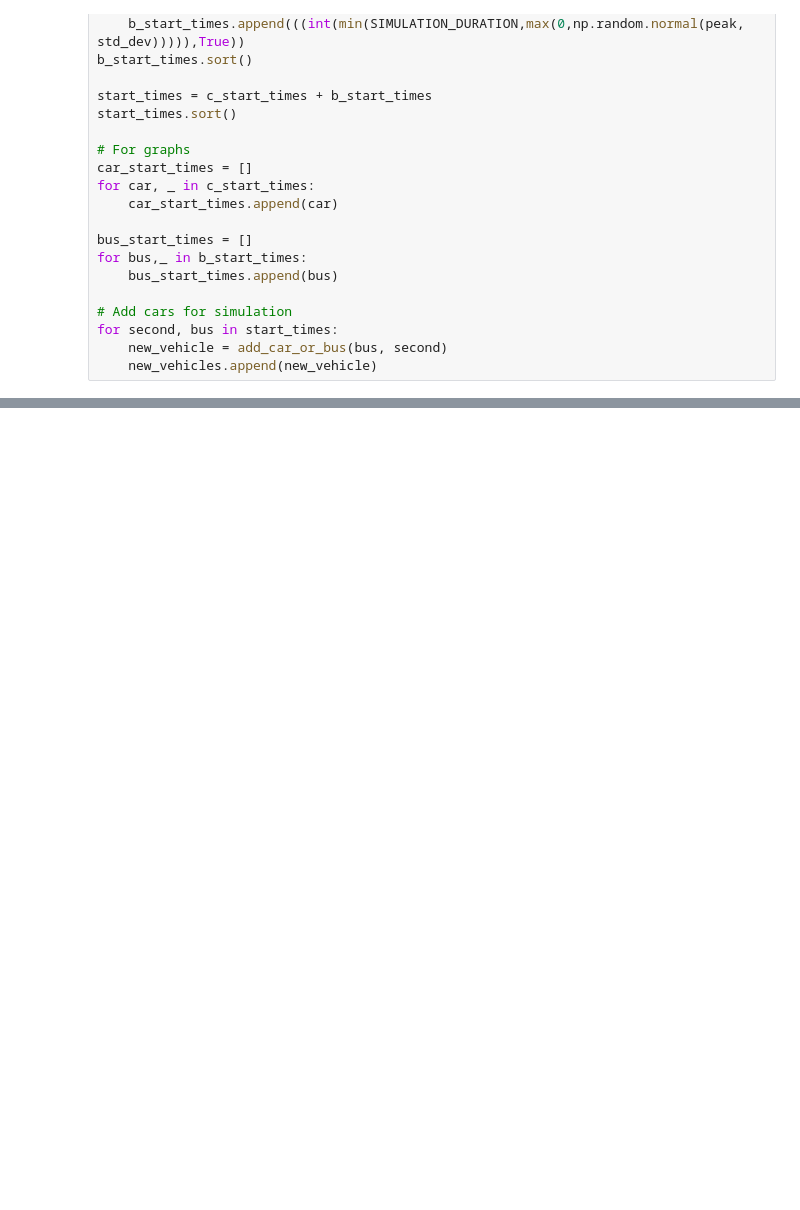
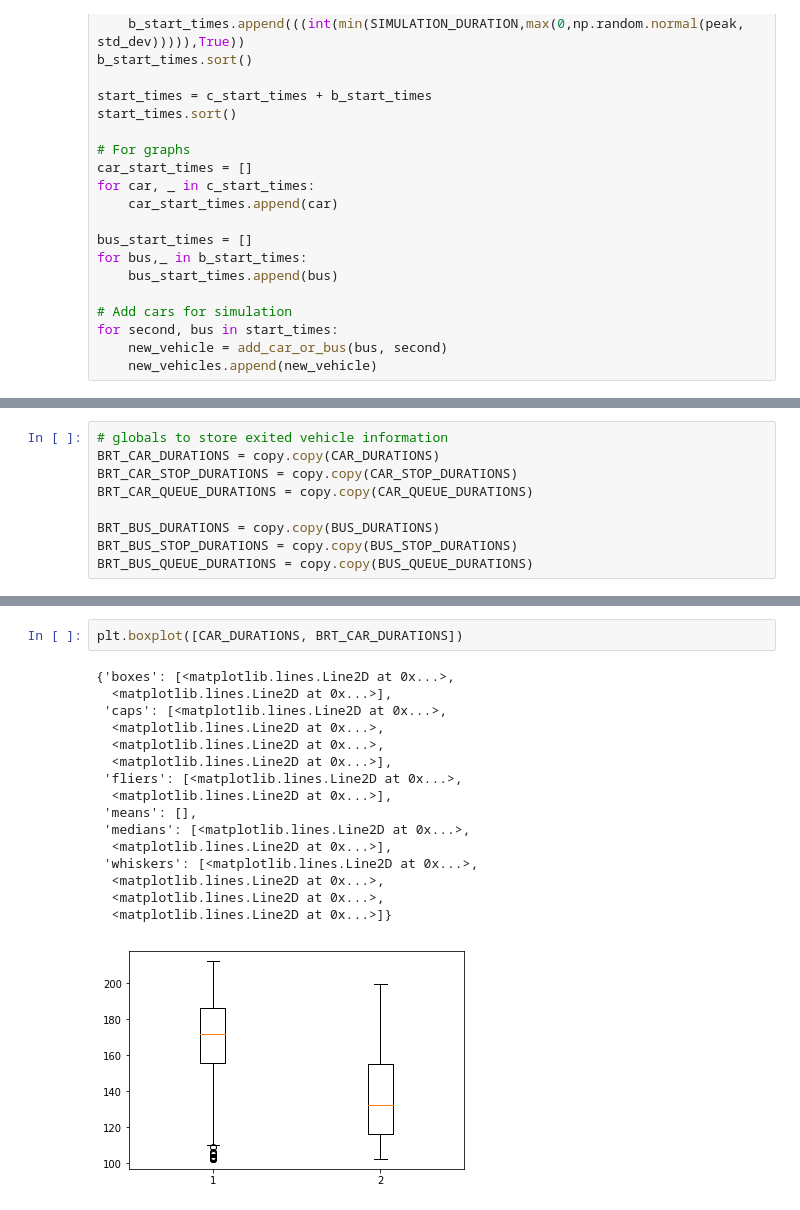
Before and after one commit to OKRobot/RoadSimulator, a Jupyter notebook: Traffic Simulator.ipynb, the cells around one changed output, grey strips where cells are left out. Drawn from its saved outputs; the diff is of its cells as text; blank space fills up the shorter version.

```diff
--- a/Traffic Simulator.ipynb
+++ b/Traffic Simulator.ipynb
@@ -446,0 +526,9 @@ for second, bus in start_times:
+# %%
+# globals to store exited vehicle information
+BRT_CAR_DURATIONS = copy.copy(CAR_DURATIONS)
+BRT_CAR_STOP_DURATIONS = copy.copy(CAR_STOP_DURATIONS)
+BRT_CAR_QUEUE_DURATIONS = copy.copy(CAR_QUEUE_DURATIONS)
+
+BRT_BUS_DURATIONS = copy.copy(BUS_DURATIONS)
+BRT_BUS_STOP_DURATIONS = copy.copy(BUS_STOP_DURATIONS)
+BRT_BUS_QUEUE_DURATIONS = copy.copy(BUS_QUEUE_DURATIONS)
@@ -581,0 +620,19 @@ plt.show()
+# %%
+plt.boxplot([CAR_DURATIONS, BRT_CAR_DURATIONS])
+# %% [output]
+{'boxes': [<matplotlib.lines.Line2D at 0x...>,
+  <matplotlib.lines.Line2D at 0x...>],
+ 'caps': [<matplotlib.lines.Line2D at 0x...>,
+  <matplotlib.lines.Line2D at 0x...>,
+  <matplotlib.lines.Line2D at 0x...>,
+  <matplotlib.lines.Line2D at 0x...>],
+ 'fliers': [<matplotlib.lines.Line2D at 0x...>,
+  <matplotlib.lines.Line2D at 0x...>],
+ 'means': [],
+ 'medians': [<matplotlib.lines.Line2D at 0x...>,
+  <matplotlib.lines.Line2D at 0x...>],
+ 'whiskers': [<matplotlib.lines.Line2D at 0x...>,
+  <matplotlib.lines.Line2D at 0x...>,
+  <matplotlib.lines.Line2D at 0x...>,
+  <matplotlib.lines.Line2D at 0x...>]}
+[figure, added]
```
Also changed, not shown: parts of 14 cells of this notebook.
